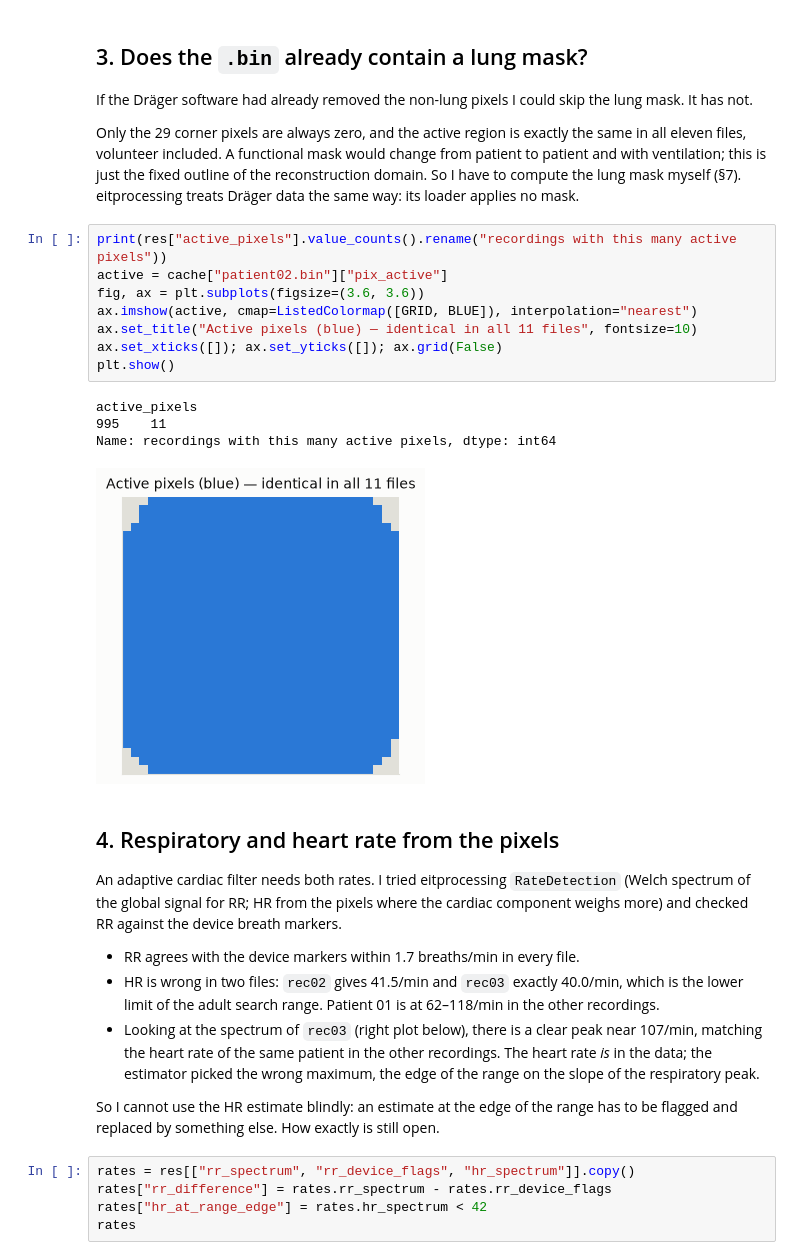
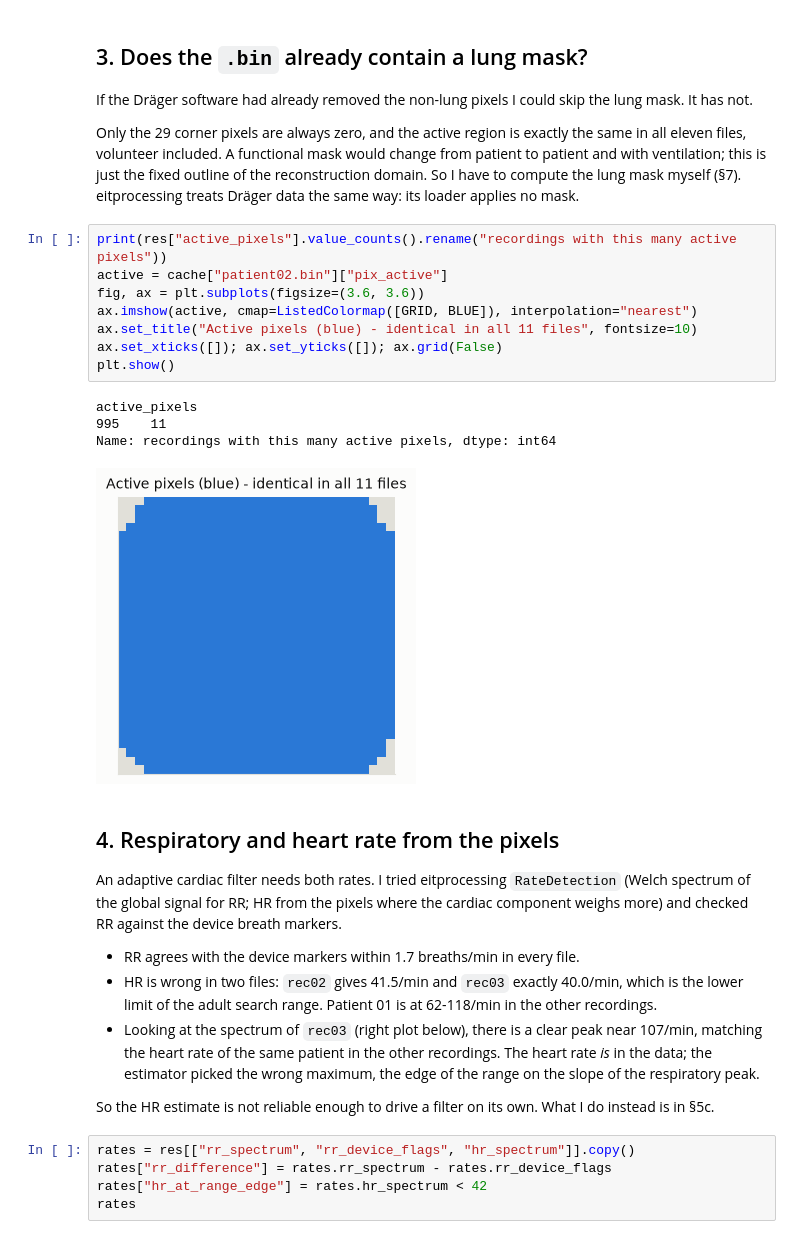
Before and after one commit to Kernel236/fastEIT, a Jupyter notebook: notebooks/05_preprocessing_choices.ipynb, the cells around one changed output. Drawn from its saved outputs; the diff is of its cells as text.

```diff
--- a/notebooks/05_preprocessing_choices.ipynb
+++ b/notebooks/05_preprocessing_choices.ipynb
@@ -257,16 +258,16 @@ treats Dräger data the same way: its loader applies no mask.
 # %%
 print(res["active_pixels"].value_counts().rename("recordings with this many active pixels"))
 active = cache["patient02.bin"]["pix_active"]
 fig, ax = plt.subplots(figsize=(3.6, 3.6))
 ax.imshow(active, cmap=ListedColormap([GRID, BLUE]), interpolation="nearest")
-ax.set_title("Active pixels (blue) — identical in all 11 files", fontsize=10)
+ax.set_title("Active pixels (blue) - identical in all 11 files", fontsize=10)
 ax.set_xticks([]); ax.set_yticks([]); ax.grid(False)
 plt.show()
 # %% [output]
 active_pixels
 995    11
 Name: recordings with this many active pixels, dtype: int64
-[figure, old version]
+[figure, new version]
 # %% [markdown]
 ## 4. Respiratory and heart rate from the pixels
 
@@ -276,13 +277,12 @@ breath markers.
 
 - RR agrees with the device markers within 1.7 breaths/min in every file.
 - HR is wrong in two files: `rec02` gives 41.5/min and `rec03` exactly 40.0/min, which is the lower limit of the
-  adult search range. Patient 01 is at 62–118/min in the other recordings.
+  adult search range. Patient 01 is at 62-118/min in the other recordings.
 - Looking at the spectrum of `rec03` (right plot below), there is a clear peak near 107/min, matching the heart
   rate of the same patient in the other recordings. The heart rate *is* in the data; the estimator picked the
   wrong maximum, the edge of the range on the slope of the respiratory peak.
 
-So I cannot use the HR estimate blindly: an estimate at the edge of the range has to be flagged and replaced by
-something else. How exactly is still open.
+So the HR estimate is not reliable enough to drive a filter on its own. What I do instead is in §5c.
 # %%
 rates = res[["rr_spectrum", "rr_device_flags", "hr_spectrum"]].copy()
 rates["rr_difference"] = rates.rr_spectrum - rates.rr_device_flags
```
Also changed, not shown: parts of 20 cells of this notebook.
